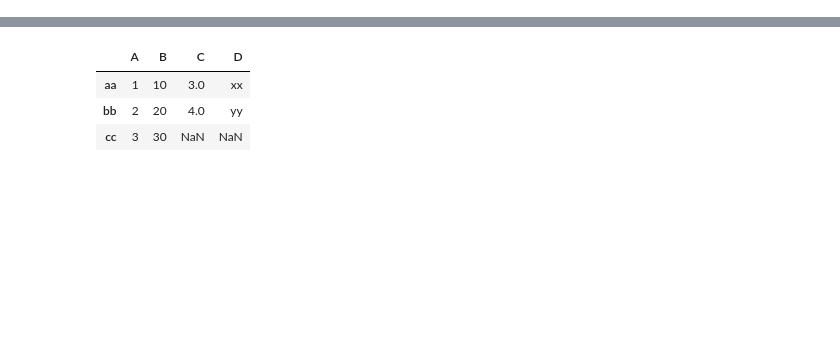
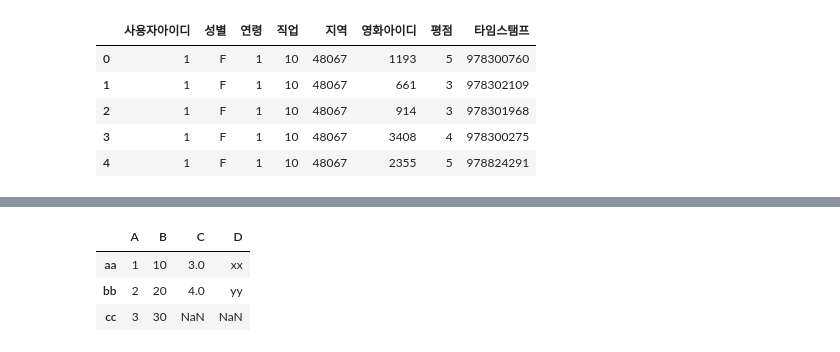
Before and after one commit to leechungpa/Python-study, a Jupyter notebook: pandas/배포용_기초 4. 데이터 가공 1 - 데이터 합치기 (merge, concat).ipynb, the cells around one changed output, grey strips where cells are left out. Saved outputs shown, nothing was run; the diff lists cells and outputs as text; code cells hidden in the pictures; blank space fills up the shorter version.

```diff
--- a/pandas/배포용_기초 4. 데이터 가공 1 - 데이터 합치기 (merge, concat).ipynb
+++ b/pandas/배포용_기초 4. 데이터 가공 1 - 데이터 합치기 (merge, concat).ipynb
@@ -54,3 +120,8 @@ df_right2 = DataFrame({'K2': ['k2', 'k3', 'k4', 'k5'],
 #1. 사용자 데이터 읽어오기
 # 데이터 파일: 'data/movielens/users.dat'
 # 컬럼명 = ['사용자아이디','성별','연령','직업','지역']
+users_data = pd.read_csv('data/movielens/users.dat',
+                         sep='::',
+                         names=['사용자아이디','성별','연령','직업','지역'],
+                         engine='python')
+users_data.head()
@@ -58,3 +136,8 @@ df_right2 = DataFrame({'K2': ['k2', 'k3', 'k4', 'k5'],
 # 2. 평점 데이터 읽어오기
 # 데이터 파일 : data/movielens/ratings.dat
 # 컬럼명들은 ['사용자아이디', '영화아이디', '평점', '타임스탬프']
+rate_data = pd.read_csv('data/movielens/ratings.dat',
+                        sep='::',
+                        names=['사용자아이디', '영화아이디', '평점', '타임스탬프'],
+                        engine='python')
+rate_data.head()
@@ -61,5 +151,13 @@ df_right2 = DataFrame({'K2': ['k2', 'k3', 'k4', 'k5'],
 # %%
 # 3. 사용자와 평점 데이터 합치기
+pd.merge(users_data,rate_data).head()
+# %% [output]
+|  | 사용자아이디 | 성별 | 연령 | 직업 | 지역 | 영화아이디 | 평점 | 타임스탬프 |
+| 0 | 1 | F | 1 | 10 | 48067 | 1193 | 5 | 978300760 |
+| 1 | 1 | F | 1 | 10 | 48067 | 661 | 3 | 978302109 |
+| 2 | 1 | F | 1 | 10 | 48067 | 914 | 3 | 978301968 |
+| 3 | 1 | F | 1 | 10 | 48067 | 3408 | 4 | 978300275 |
+| 4 | 1 | F | 1 | 10 | 48067 | 2355 | 5 | 978824291 |
 # %% [markdown]
 ## 4-2. pandas.concat(axis = 0)
 <img src="img/4강/concat0예제.jpg" alt="csv파일예제" style="width: 600px;"/>
```
Also changed, not shown: parts of 26 cells of this notebook, 5 other files.
